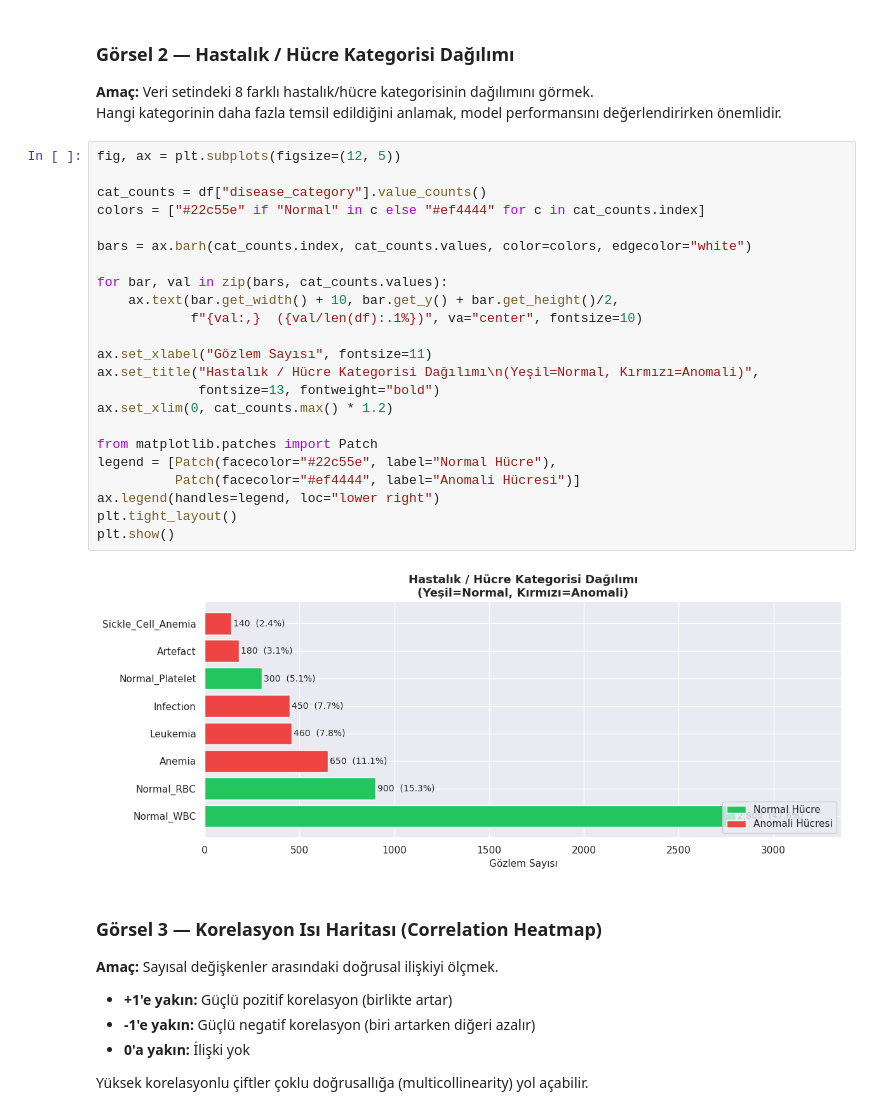
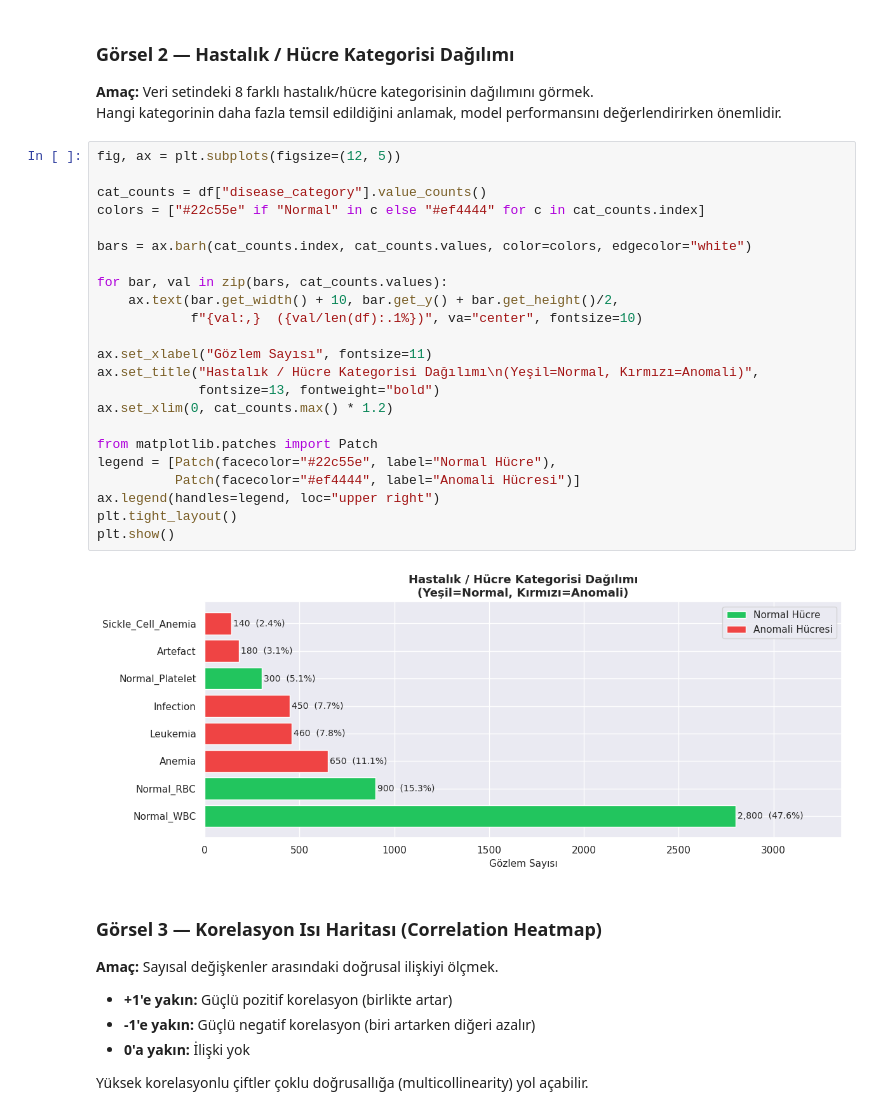
Before and after one commit to abdulkadiripek/KanHucresiAnomali_Proje, a Jupyter notebook: preprocessing_eda.ipynb, the cells around one changed output. Drawn from its saved outputs; the diff is of its cells as text.

```diff
--- a/preprocessing_eda.ipynb
+++ b/preprocessing_eda.ipynb
@@ -269,28 +269,28 @@ değerlendirirken önemlidir.
 # %%
 fig, ax = plt.subplots(figsize=(12, 5))
 
 cat_counts = df["disease_category"].value_counts()
 colors = ["#22c55e" if "Normal" in c else "#ef4444" for c in cat_counts.index]
 
 bars = ax.barh(cat_counts.index, cat_counts.values, color=colors, edgecolor="white")
 
 for bar, val in zip(bars, cat_counts.values):
     ax.text(bar.get_width() + 10, bar.get_y() + bar.get_height()/2,
             f"{val:,}  ({val/len(df):.1%})", va="center", fontsize=10)
 
 ax.set_xlabel("Gözlem Sayısı", fontsize=11)
 ax.set_title("Hastalık / Hücre Kategorisi Dağılımı\n(Yeşil=Normal, Kırmızı=Anomali)",
              fontsize=13, fontweight="bold")
 ax.set_xlim(0, cat_counts.max() * 1.2)
 
 from matplotlib.patches import Patch
 legend = [Patch(facecolor="#22c55e", label="Normal Hücre"),
           Patch(facecolor="#ef4444", label="Anomali Hücresi")]
-ax.legend(handles=legend, loc="lower right")
+ax.legend(handles=legend, loc="upper right")
 plt.tight_layout()
 plt.show()
 # %% [output]
-[figure, old version]
+[figure, new version]
 # %% [markdown]
 ### Görsel 3 — Korelasyon Isı Haritası (Correlation Heatmap)
 
```
